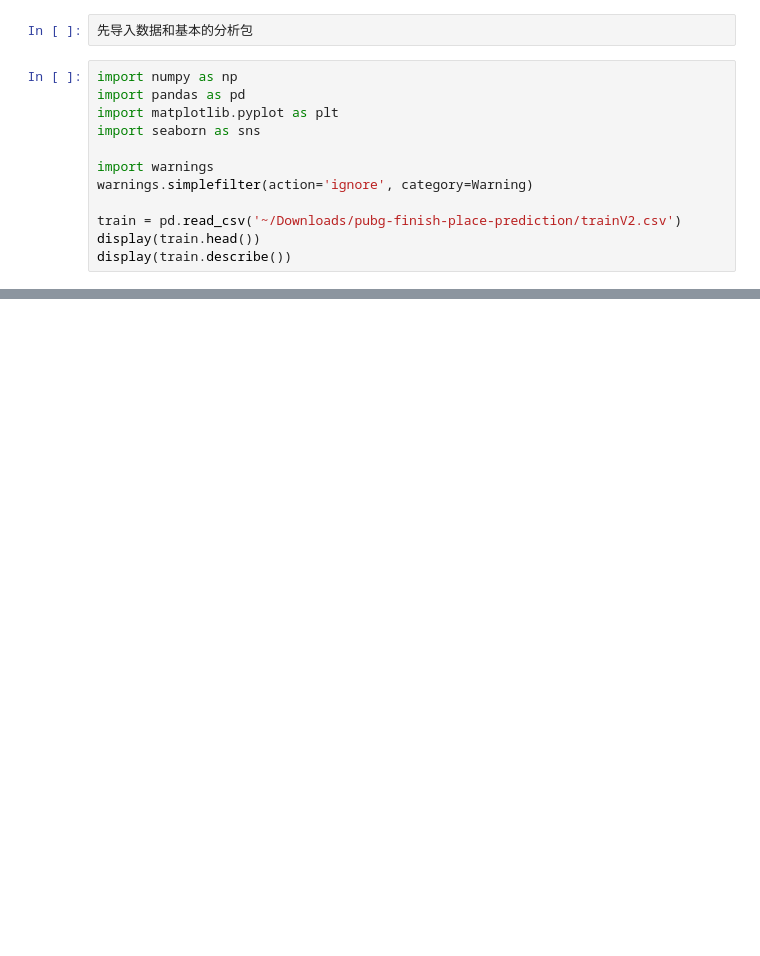
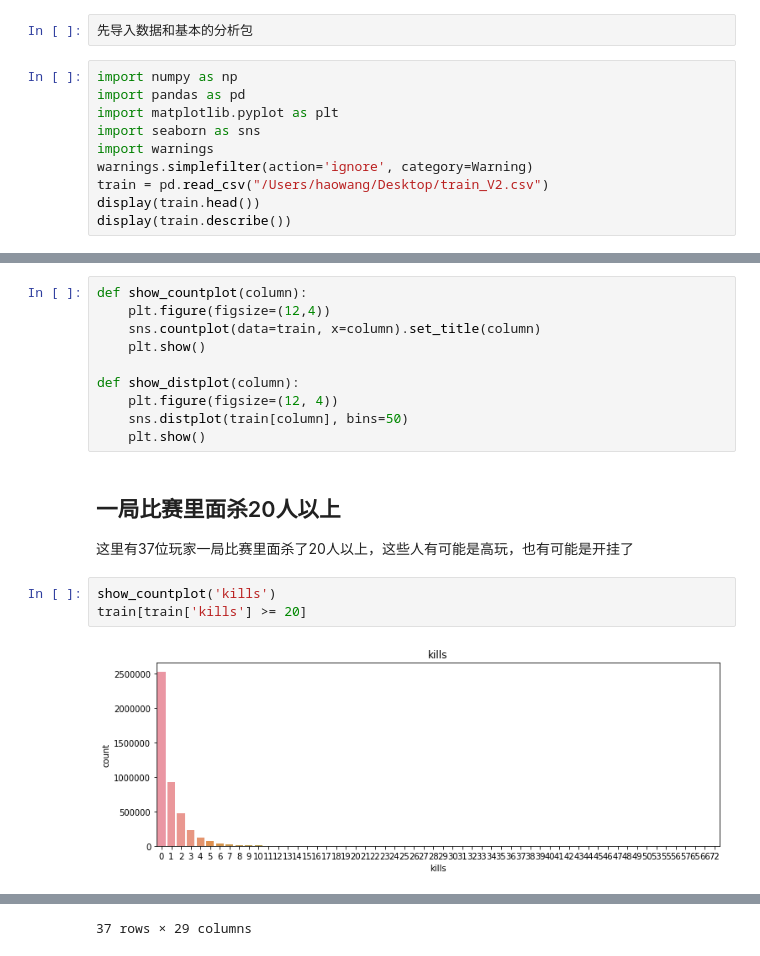
Before and after one commit to haowang666/PUBG-Hacking, a Jupyter notebook: PUBG-Hacking.ipynb, the cells around one changed output, grey strips where cells are left out. Saved outputs shown, nothing was run; the diff lists cells and outputs as text; blank space fills up the shorter version.

```diff
--- a/PUBG-Hacking.ipynb
+++ b/PUBG-Hacking.ipynb
@@ -61,11 +61,9 @@ import numpy as np
 import pandas as pd
 import matplotlib.pyplot as plt
 import seaborn as sns
-
 import warnings
 warnings.simplefilter(action='ignore', category=Warning)
-
-train = pd.read_csv('~/Downloads/pubg-finish-place-prediction/trainV2.csv')
+train = pd.read_csv("/Users/haowang/Desktop/train_V2.csv")
 display(train.head())
 display(train.describe())
 # %% [output]
@@ -72,0 +87,19 @@ AttributeError: module 'pandas' has no attribute 'compat'
+# %%
+def show_countplot(column):
+    plt.figure(figsize=(12,4))
+    sns.countplot(data=train, x=column).set_title(column)
+    plt.show()
+
+def show_distplot(column):
+    plt.figure(figsize=(12, 4))
+    sns.distplot(train[column], bins=50)
+    plt.show()
+# %% [markdown]
+## 一局比赛里面杀20人以上
+
+这里有37位玩家一局比赛里面杀了20人以上，这些人有可能是高玩，也有可能是开挂了
+# %%
+show_countplot('kills')
+train[train['kills'] >= 20]
+# %% [output]
+[figure, added]
@@ -72,0 +123 @@ AttributeError: module 'pandas' has no attribute 'compat'
+37 rows × 29 columns
```
Also changed, not shown: parts of 14 cells of this notebook.
